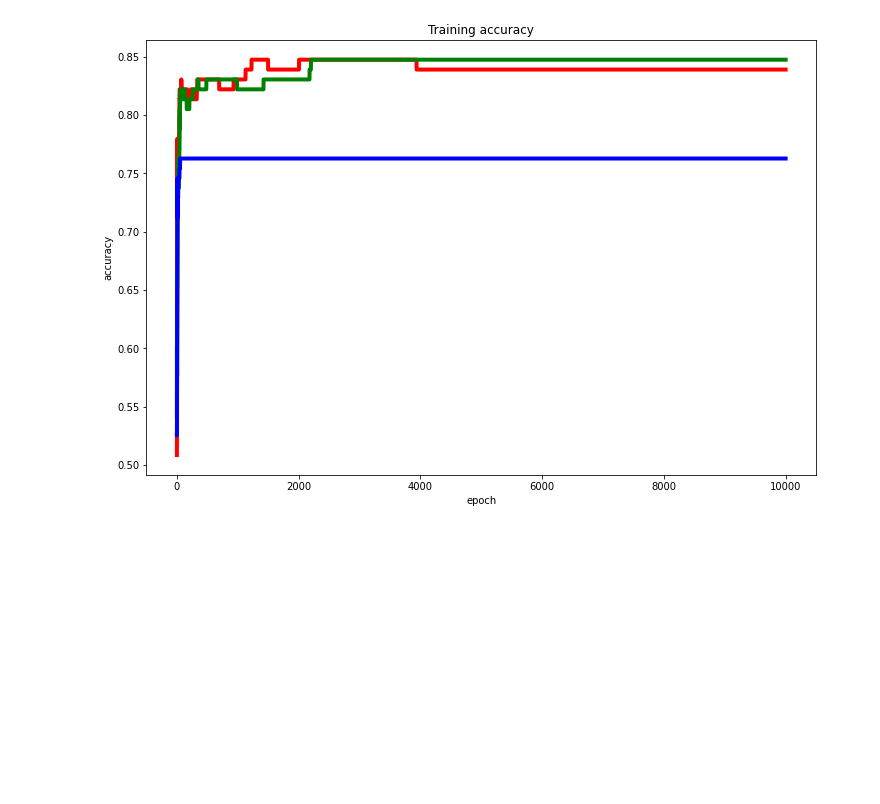
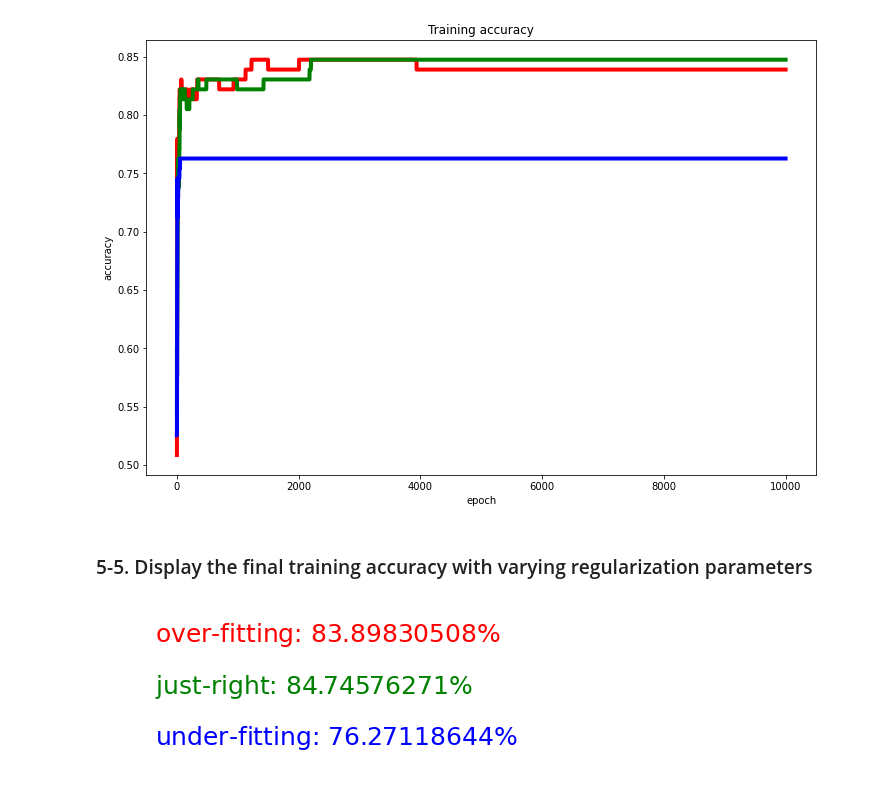
Before and after one commit to ihooni/class-MachineLearning, a Jupyter notebook: 07/assignment-07.ipynb, the cells around one changed output. Drawn from its saved outputs; the diff is of its cells as text; code cells hidden in the pictures; blank space fills up the shorter version.

Commit message:
chore: display the final training accuracy with varying regularization parameters

```diff
--- a/07/assignment-07.ipynb
+++ b/07/assignment-07.ipynb
@@ -169,3 +169,20 @@ plt.ylabel('accuracy')
 plt.show()
 # %% [output]
 [figure]
+# %% [markdown]
+### 5-5. Display the final training accuracy with varying regularization parameters
+# %%
+over_fitting_final_acc = round(over_fitting_history['train_acc'][-1] * 100, 8)
+just_right_final_acc = round(just_right_history['train_acc'][-1] * 100, 8)
+under_fitting_final_acc = round(under_fitting_history['train_acc'][-1] * 100, 8)
+
+ax = plt.axes([0, 0, 0.6, 0.6])
+ax.set_xticks([])
+ax.set_yticks([])
+ax.axis('off')
+plt.text(0.2, 0.8, f'over-fitting: ${over_fitting_final_acc}$%', size=25, color='red')
+plt.text(0.2, 0.5, f'just-right: ${just_right_final_acc}$%', size=25, color='green')
+plt.text(0.2, 0.2, f'under-fitting: ${under_fitting_final_acc}$%', size=25, color='blue')
+plt.show()
+# %% [output]
+[figure, added]
```
